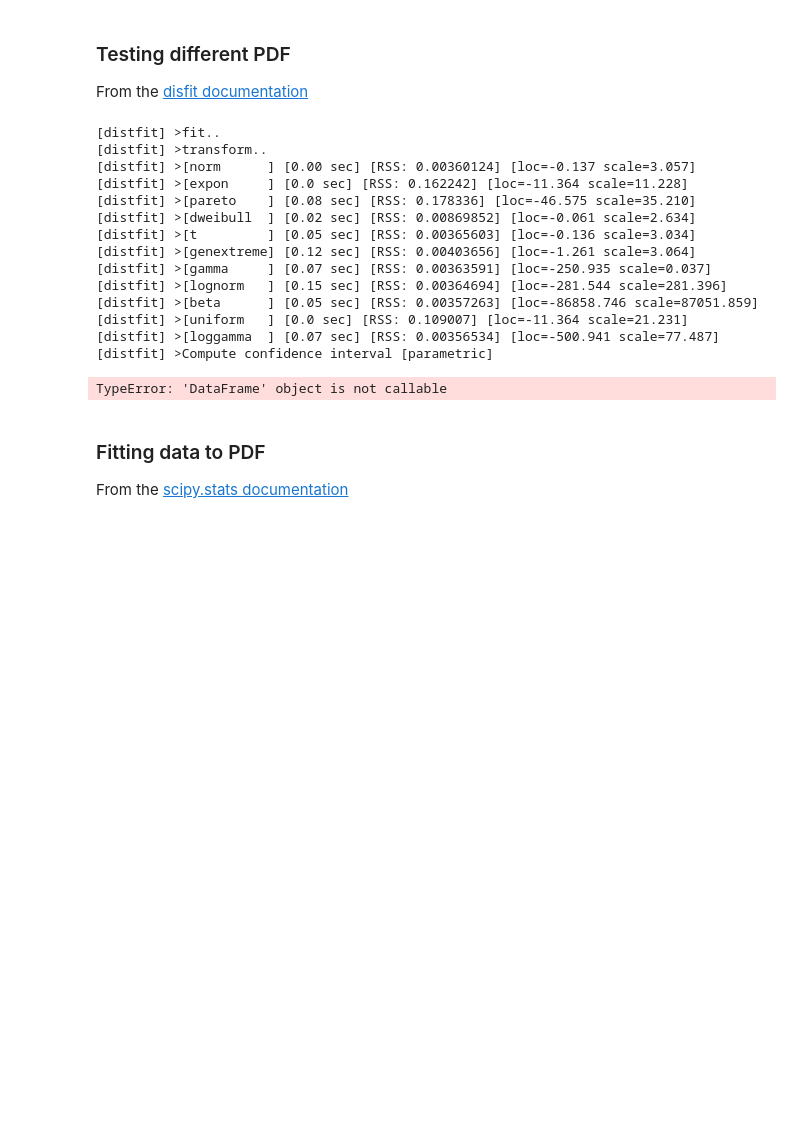
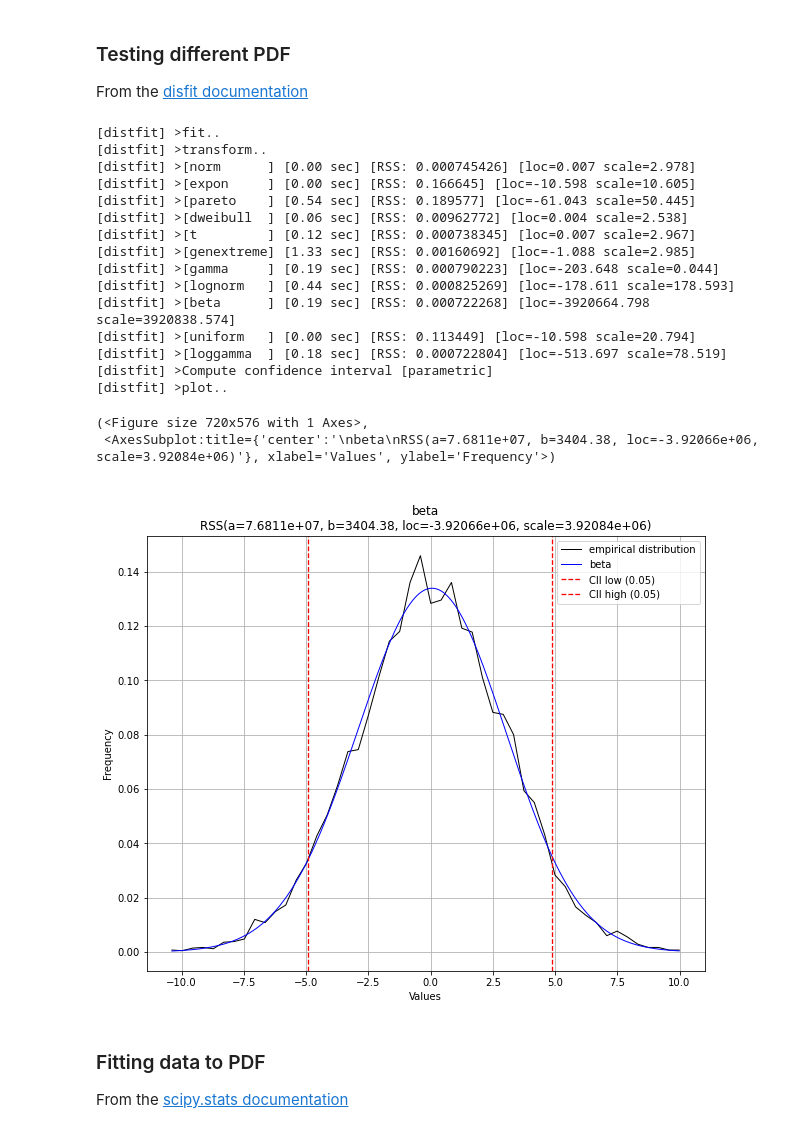
Before and after one commit to dvdurl/data_fit, a Jupyter notebook: data_fitting.ipynb, the cells around one changed output. Drawn from its saved outputs; the diff is of its cells as text; code cells hidden in the pictures; blank space fills up the shorter version.

Commit message:
removed distfit summary and added distfit.plot

```diff
--- a/data_fitting.ipynb
+++ b/data_fitting.ipynb
@@ -19,32 +19,35 @@ import scipy.stats as st
 From the [disfit documentation](https://erdogant.github.io/distfit/pages/html/index.html)
 # %%
 # Generating a normal distribution sample: mean 0, std dev of 3
-data_2fit = np.random.normal(0,3,1000)
+data_2fit = np.random.normal(0,3,10000)
 
 # Initialize disfit and test only for popular PDF
 # Replace with 'full' to test the every PDF available in the library (it may be slow)
 distr = distfit(distr='popular')
 
 distr.fit_transform(data_2fit)
 
 # Plot the PDF with the lowest RSS score
 distr.plot()
 # %% [output]
 [distfit] >fit..
 [distfit] >transform..
-[distfit] >[norm      ] [0.00 sec] [RSS: 0.00360124] [loc=-0.137 scale=3.057]
-[distfit] >[expon     ] [0.0 sec] [RSS: 0.162242] [loc=-11.364 scale=11.228]
-[distfit] >[pareto    ] [0.08 sec] [RSS: 0.178336] [loc=-46.575 scale=35.210]
-[distfit] >[dweibull  ] [0.02 sec] [RSS: 0.00869852] [loc=-0.061 scale=2.634]
-[distfit] >[t         ] [0.05 sec] [RSS: 0.00365603] [loc=-0.136 scale=3.034]
-[distfit] >[genextreme] [0.12 sec] [RSS: 0.00403656] [loc=-1.261 scale=3.064]
-[distfit] >[gamma     ] [0.07 sec] [RSS: 0.00363591] [loc=-250.935 scale=0.037]
-[distfit] >[lognorm   ] [0.15 sec] [RSS: 0.00364694] [loc=-281.544 scale=281.396]
-[distfit] >[beta      ] [0.05 sec] [RSS: 0.00357263] [loc=-86858.746 scale=87051.859]
-[distfit] >[uniform   ] [0.0 sec] [RSS: 0.109007] [loc=-11.364 scale=21.231]
-[distfit] >[loggamma  ] [0.07 sec] [RSS: 0.00356534] [loc=-500.941 scale=77.487]
+[distfit] >[norm      ] [0.00 sec] [RSS: 0.000745426] [loc=0.007 scale=2.978]
+[distfit] >[expon     ] [0.00 sec] [RSS: 0.166645] [loc=-10.598 scale=10.605]
+[distfit] >[pareto    ] [0.54 sec] [RSS: 0.189577] [loc=-61.043 scale=50.445]
+[distfit] >[dweibull  ] [0.06 sec] [RSS: 0.00962772] [loc=0.004 scale=2.538]
+[distfit] >[t         ] [0.12 sec] [RSS: 0.000738345] [loc=0.007 scale=2.967]
+[distfit] >[genextreme] [1.33 sec] [RSS: 0.00160692] [loc=-1.088 scale=2.985]
+[distfit] >[gamma     ] [0.19 sec] [RSS: 0.000790223] [loc=-203.648 scale=0.044]
+[distfit] >[lognorm   ] [0.44 sec] [RSS: 0.000825269] [loc=-178.611 scale=178.593]
+[distfit] >[beta      ] [0.19 sec] [RSS: 0.000722268] [loc=-3920664.798 scale=3920838.574]
+[distfit] >[uniform   ] [0.00 sec] [RSS: 0.113449] [loc=-10.598 scale=20.794]
+[distfit] >[loggamma  ] [0.18 sec] [RSS: 0.000722804] [loc=-513.697 scale=78.519]
 [distfit] >Compute confidence interval [parametric]
+[distfit] >plot..
-TypeError: 'DataFrame' object is not callable
+(<Figure size 720x576 with 1 Axes>,
+ <AxesSubplot:title={'center':'\nbeta\nRSS(a=7.6811e+07, b=3404.38, loc=-3.92066e+06, scale=3.92084e+06)'}, xlabel='Values', ylabel='Frequency'>)
+[figure, added]
 # %% [markdown]
 ### Fitting data to PDF
 
```
